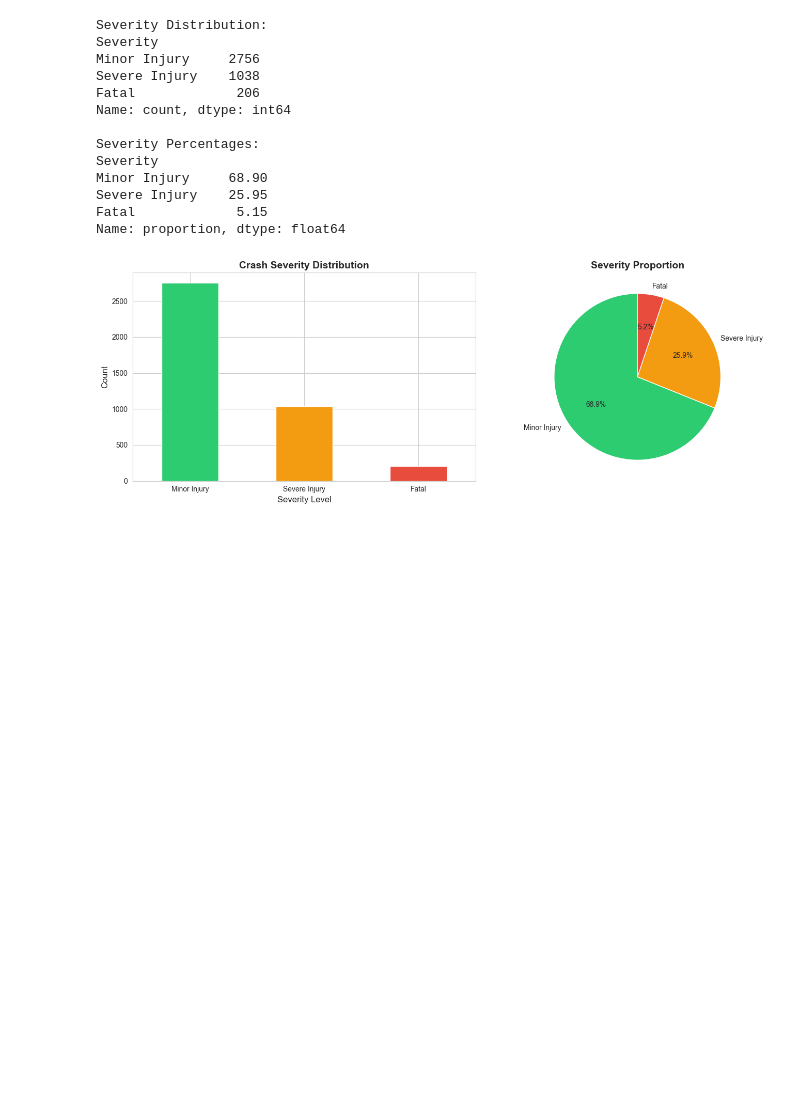
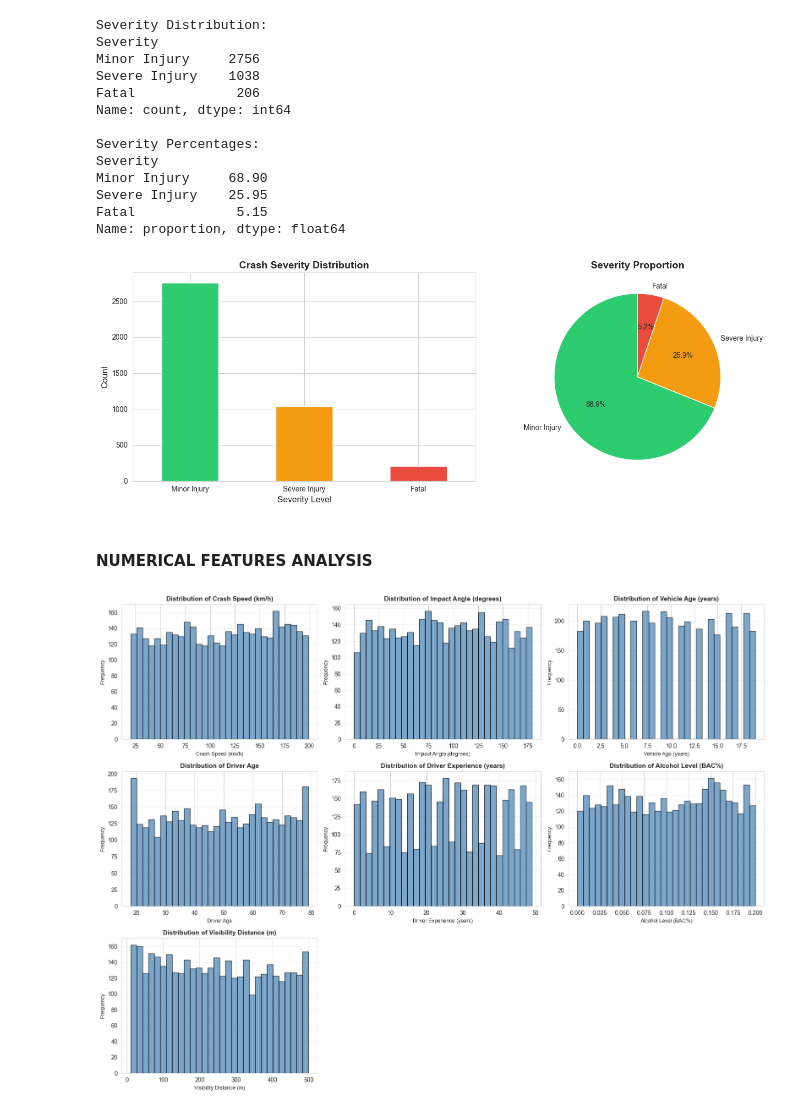
Before and after one commit to PAIshanMadusha/car-crash-severity-prediction-model, a Jupyter notebook: notebooks/car_crash_severity_prediction.ipynb, the cells around one changed output. Saved outputs shown, nothing was run; the diff lists cells and outputs as text; code cells hidden in the pictures; blank space fills up the shorter version.

Commit message:
Analysis and visualization of numerical features

```diff
--- a/notebooks/car_crash_severity_prediction.ipynb
+++ b/notebooks/car_crash_severity_prediction.ipynb
@@ -203,3 +203,32 @@ plt.tight_layout()
 plt.show()
 # %% [output]
 [figure]
+# %% [markdown]
+#### NUMERICAL FEATURES ANALYSIS
+# %%
+# List of numerical columns for further analysis
+numerical_cols = ['Crash Speed (km/h)', 'Impact Angle (degrees)',
+                  'Vehicle Age (years)', 'Driver Age',
+                  'Driver Experience (years)', 'Alcohol Level (BAC%)',
+                  'Visibility Distance (m)']
+# %%
+# Distribution plots to visualize spread of numerical features
+fig, axes = plt.subplots(3, 3, figsize=(16, 12))
+axes = axes.ravel()
+
+# Plot histograms for each numerical column
+for idx, col in enumerate(numerical_cols):
+    axes[idx].hist(data[col].dropna(), bins=30, color='steelblue', edgecolor='black', alpha=0.7)
+    axes[idx].set_title(f'Distribution of {col}', fontsize=11, fontweight='bold')
+    axes[idx].set_xlabel(col, fontsize=9)
+    axes[idx].set_ylabel('Frequency', fontsize=9)
+    axes[idx].grid(axis='y', alpha=0.3)
+
+# Remove extra subplots
+for idx in range(len(numerical_cols), len(axes)):
+    fig.delaxes(axes[idx])
+
+plt.tight_layout()
+plt.show()
+# %% [output]
+[figure, added]
```
Also changed, not shown: parts of 1 cell of this notebook.
